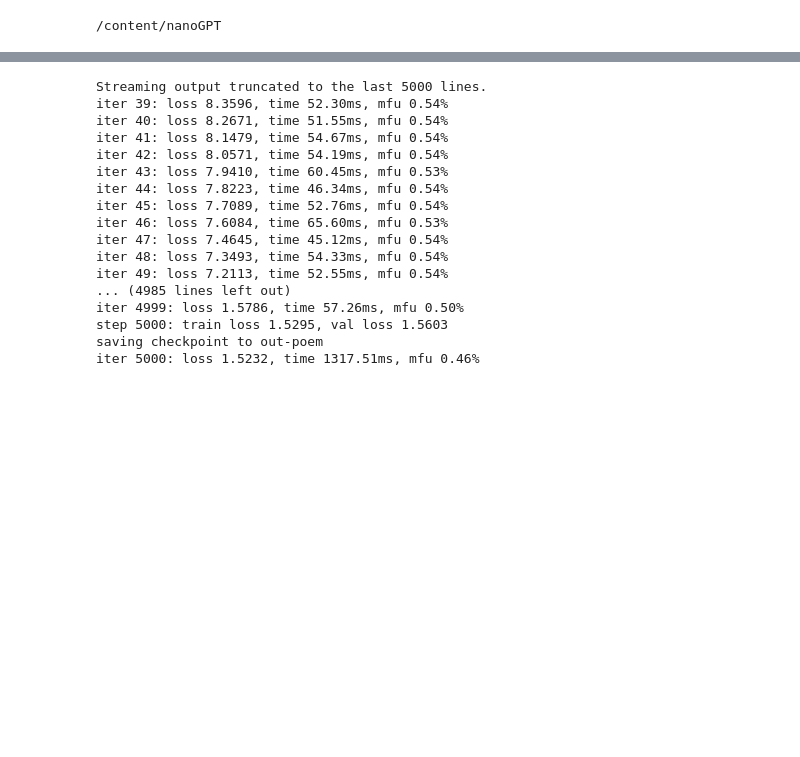
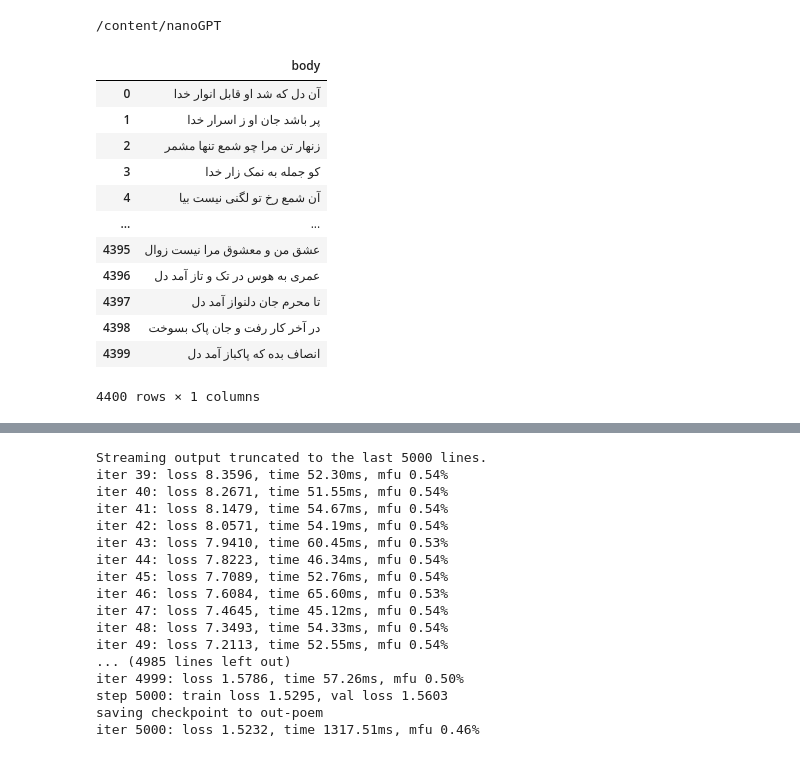
Before and after one commit to hosseinpirhadi/nanoGPT_poem, a Jupyter notebook: nanoGPT.ipynb, the cells around one changed output, grey strips where cells are left out. Drawn from its saved outputs; the diff is of its cells as text; code cells hidden in the pictures; blank space fills up the shorter version.

```diff
--- a/nanoGPT.ipynb
+++ b/nanoGPT.ipynb
@@ -34,3 +34,19 @@ cd nanoGPT
 !mkdir data/poem
 # %%
 import pandas as pd
+# %%
+data5
+# %% [output]
+|  | body |
+| 0 | آن دل که شد او قابل انوار خدا |
+| 1 | پر باشد جان او ز اسرار خدا |
+| 2 | زنهار تن مرا چو شمع تنها مشمر |
+| 3 | کو جمله به نمک زار خدا |
+| 4 | آن شمع رخ تو لگنی نیست بیا |
+| ... | ... |
+| 4395 | عشق من و معشوق مرا نیست زوال |
+| 4396 | عمری به هوس در تک و تاز آمد دل |
+| 4397 | تا محرم جان دلنواز آمد دل |
+| 4398 | در آخر کار رفت و جان پاک بسوخت |
+| 4399 | انصاف بده که پاکباز آمد دل |
+4400 rows × 1 columns
```
Also changed, not shown: parts of 9 cells of this notebook, 3 other files.
